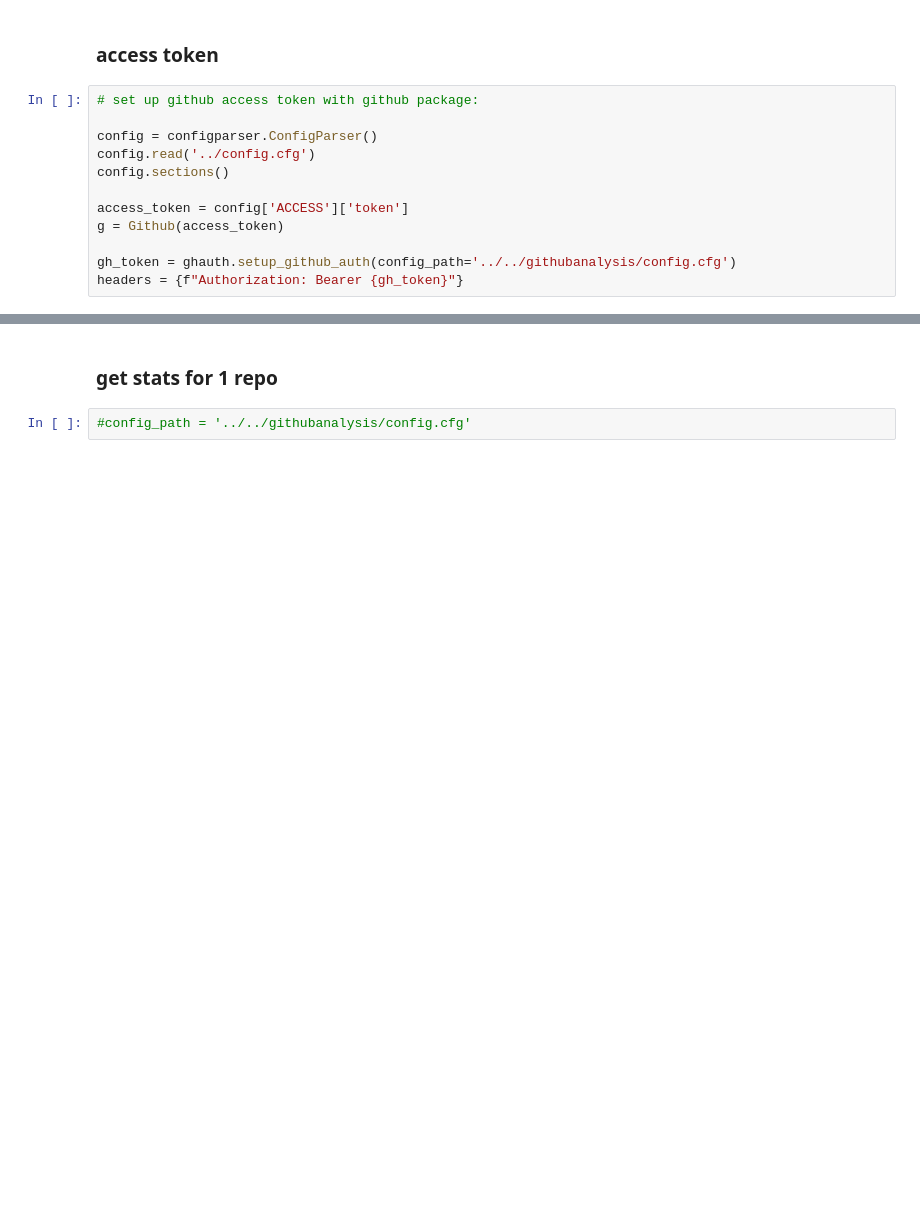
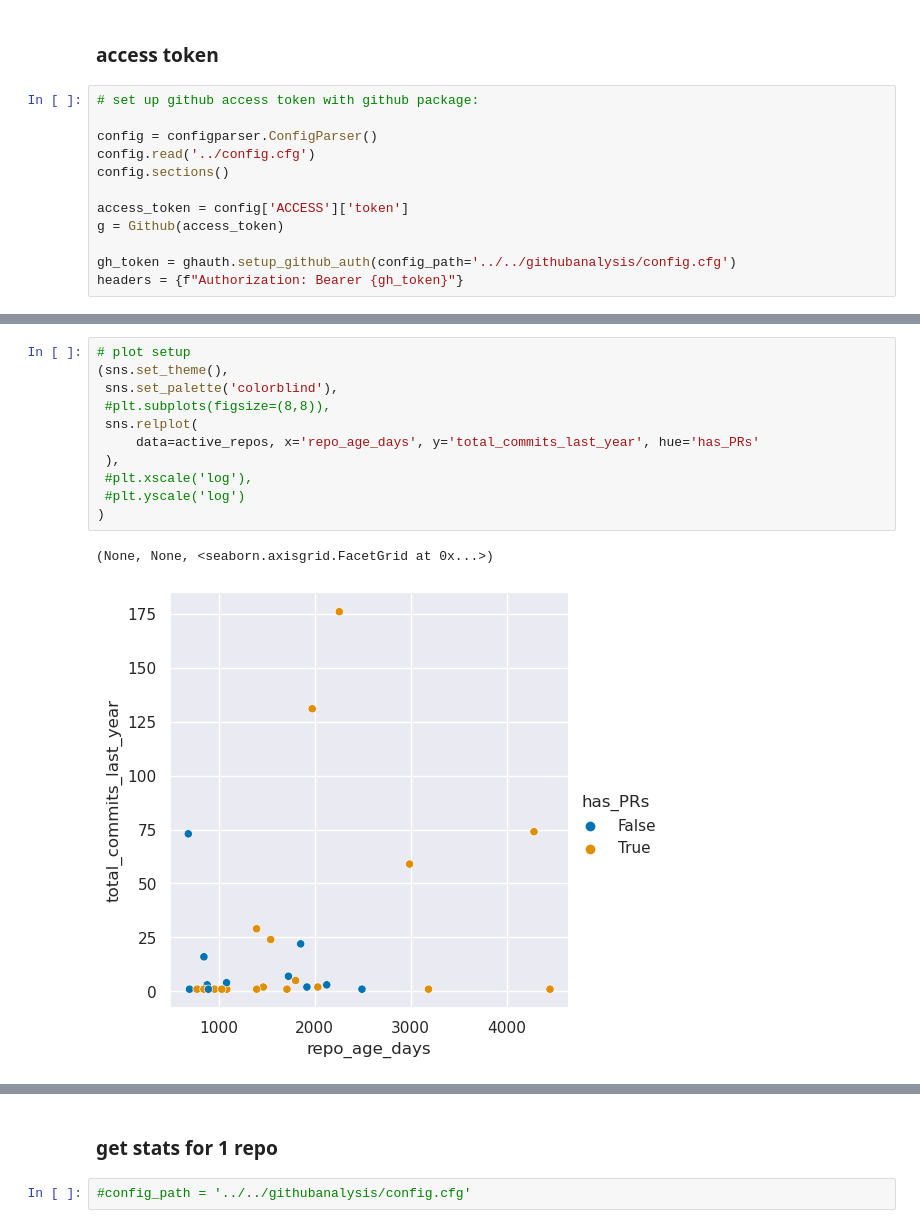
Before and after one commit to FlicAnderson/RSE-personas, a Jupyter notebook: githubanalysis/notebooks/Dev_Assignment.ipynb, the cells around one changed output, grey strips where cells are left out. Cells and saved outputs as stored; diff of their text form; blank space fills up the shorter version.

```diff
--- a/githubanalysis/notebooks/Dev_Assignment.ipynb
+++ b/githubanalysis/notebooks/Dev_Assignment.ipynb
@@ -38,0 +185,14 @@ headers = {f"Authorization: Bearer {gh_token}"}
+# %%
+# plot setup
+(sns.set_theme(),
+ sns.set_palette('colorblind'),
+ #plt.subplots(figsize=(8,8)),
+ sns.relplot(
+     data=active_repos, x='repo_age_days', y='total_commits_last_year', hue='has_PRs'
+ ),
+ #plt.xscale('log'),
+ #plt.yscale('log')
+)
+# %% [output]
+(None, None, <seaborn.axisgrid.FacetGrid at 0x...>)
+[figure, added]
```
Also changed, not shown: parts of 15 cells of this notebook.
